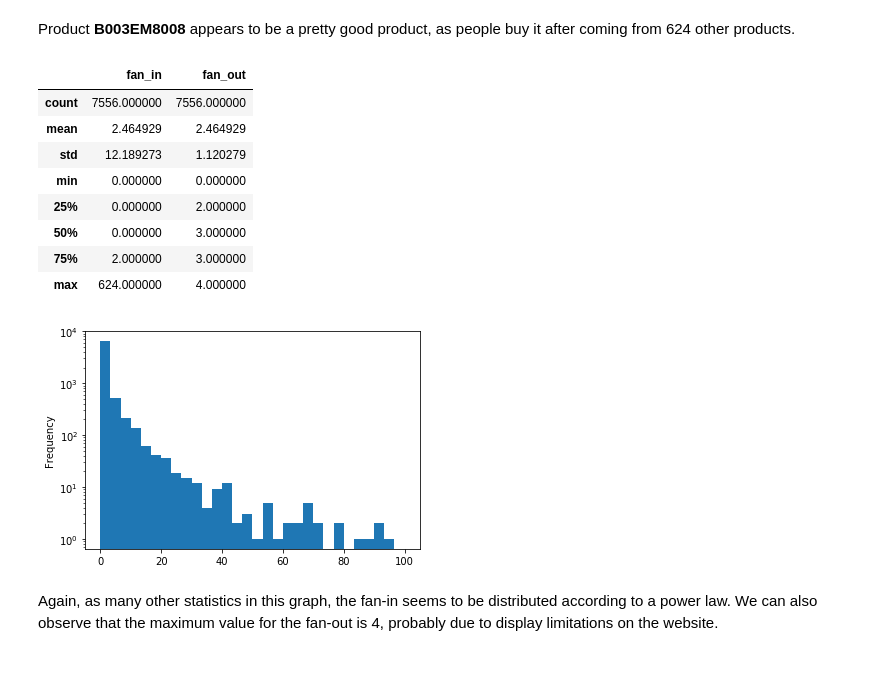
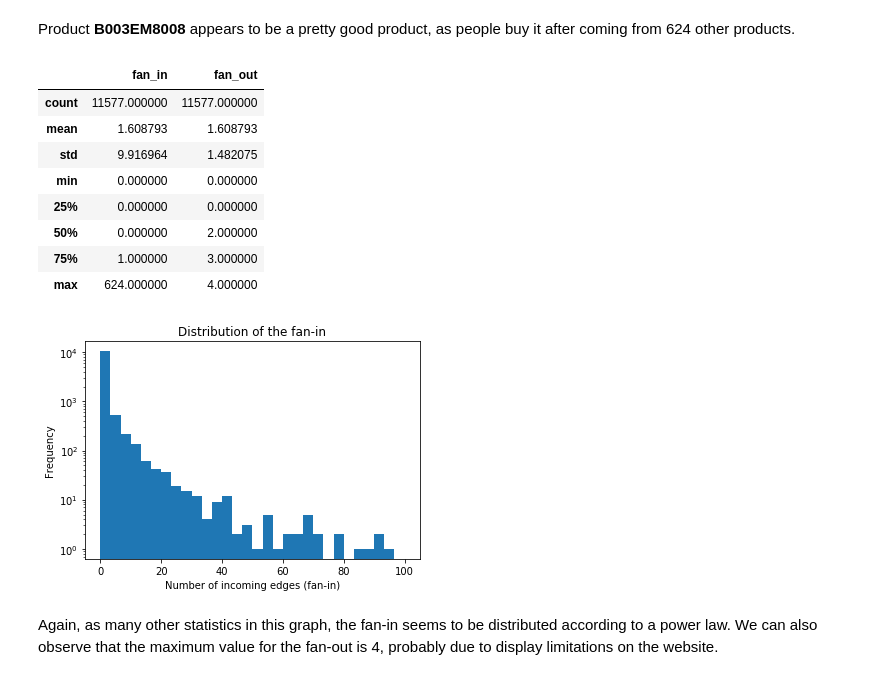
Before and after one commit to tarmeens/ada-homework, a Jupyter notebook: project/Final.ipynb, the cells around one changed output. Saved outputs shown, nothing was run; the diff lists cells and outputs as text; code cells hidden in the pictures.

```diff
--- a/project/Final.ipynb
+++ b/project/Final.ipynb
@@ -340,6 +340,7 @@ df = pd.DataFrame(sc.textFile('data/reduced.json')\
     .sample(fraction=0.25, withReplacement=False, seed=1)\
     .map(lambda x: json.loads(x))\
     .collect())
+pd.set_option('display.max_colwidth', 30)
 df.head()
 # %% [output]
 |  | asin | average_rating | bought_together | brand | buy_after_viewing | category | description | ... |
@@ -593,18 +596,19 @@ df.sort_values('fan_in', ascending=False).head()
 Product **B003EM8008** appears to be a pretty good product, as people buy it after coming from 624 other products.
 # %%
 display(df.describe())
-_ = df['fan_in'].plot.hist(bins=30,log=True, range=(0, 100))
+df['fan_in'].plot.hist(bins=30,log=True, range=(0, 100), title='Distribution of the fan-in')
+_ = plt.xlabel('Number of incoming edges (fan-in)')
 # %% [output]
 |  | fan_in | fan_out |
-| count | 7556.000000 | 7556.000000 |
-| mean | 2.464929 | 2.464929 |
-| std | 12.189273 | 1.120279 |
+| count | 11577.000000 | 11577.000000 |
+| mean | 1.608793 | 1.608793 |
+| std | 9.916964 | 1.482075 |
 | min | 0.000000 | 0.000000 |
-| 25% | 0.000000 | 2.000000 |
-| 50% | 0.000000 | 3.000000 |
-| 75% | 2.000000 | 3.000000 |
+| 25% | 0.000000 | 0.000000 |
+| 50% | 0.000000 | 2.000000 |
+| 75% | 1.000000 | 3.000000 |
 | max | 624.000000 | 4.000000 |
-[figure, old version]
+[figure, new version]
 # %% [markdown]
 Again, as many other statistics in this graph, the fan-in seems to be distributed according to a power law. We can also observe that the maximum value for the fan-out is 4, probably due to display limitations on the website.
 # %% [markdown]
```
Also changed, not shown: parts of 6 cells of this notebook, 1 other file.
